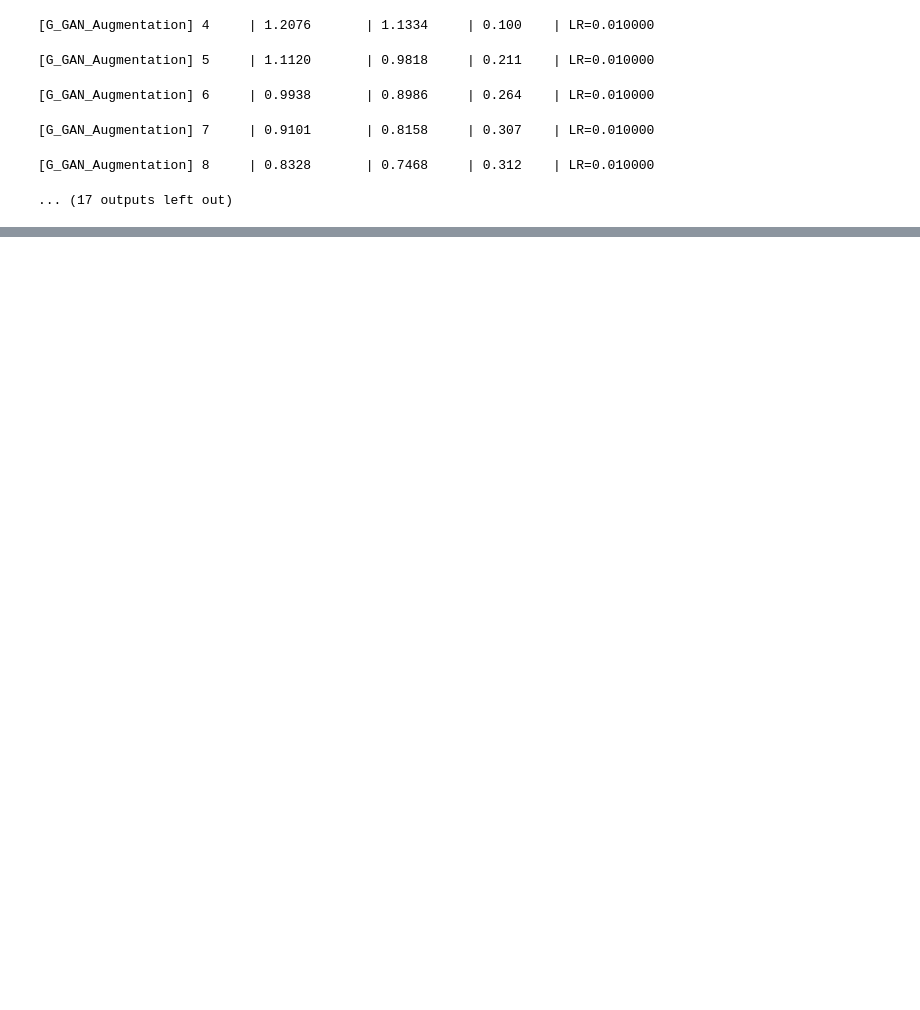
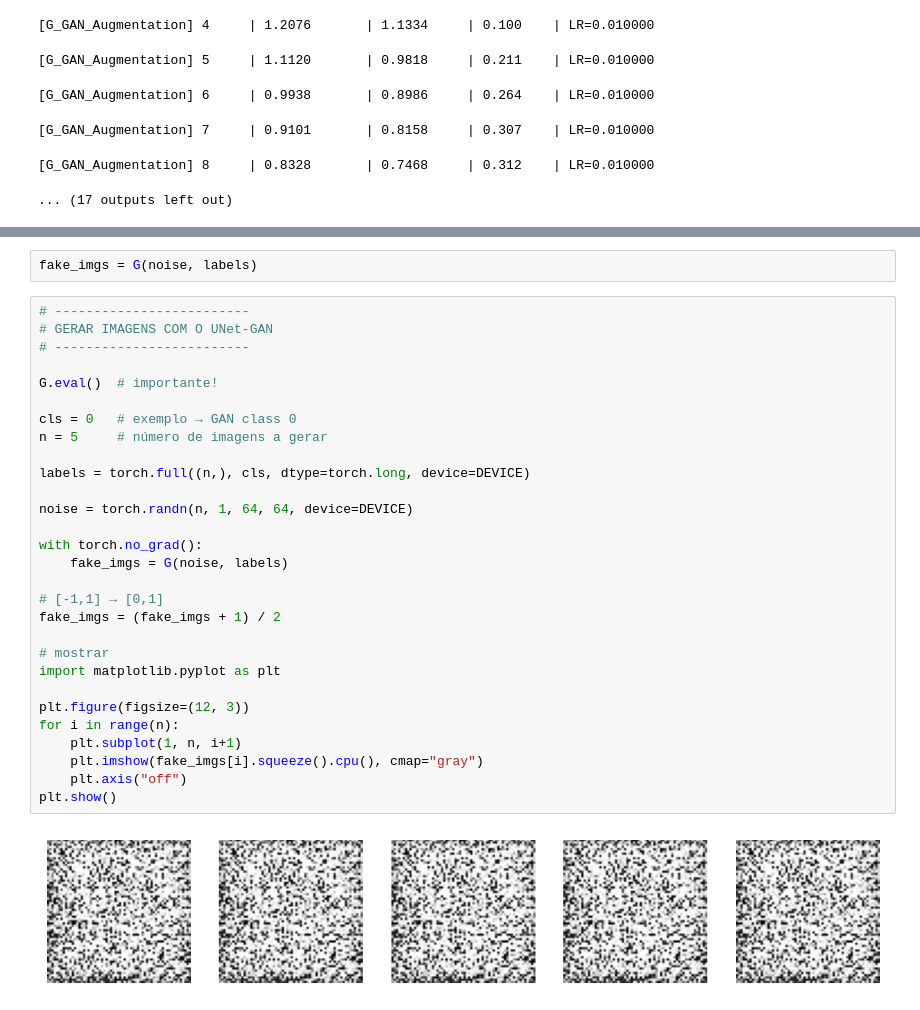
Before and after one commit to FM11pp3/VC_0312, a Jupyter notebook: [Final Version] [M.EGI026] Assignment 2.ipynb, the cells around one changed output, grey strips where cells are left out. Saved outputs shown, nothing was run; the diff lists cells and outputs as text; blank space fills up the shorter version.

```diff
--- a/[Final Version] [M.EGI026] Assignment 2.ipynb
+++ b/[Final Version] [M.EGI026] Assignment 2.ipynb
@@ -3728,0 +3320,33 @@ Model G, incorporating GAN-generated synthetic images for rare classes, achieved
+# %%
+fake_imgs = G(noise, labels)
+# %%
+# -------------------------
+# GERAR IMAGENS COM O UNet-GAN
+# -------------------------
+
+G.eval()  # importante!
+
+cls = 0   # exemplo → GAN class 0
+n = 5     # número de imagens a gerar
+
+labels = torch.full((n,), cls, dtype=torch.long, device=DEVICE)
+
+noise = torch.randn(n, 1, 64, 64, device=DEVICE)
+
+with torch.no_grad():
+    fake_imgs = G(noise, labels)
+
+# [-1,1] → [0,1]
+fake_imgs = (fake_imgs + 1) / 2
+
+# mostrar
+import matplotlib.pyplot as plt
+
+plt.figure(figsize=(12, 3))
+for i in range(n):
+    plt.subplot(1, n, i+1)
+    plt.imshow(fake_imgs[i].squeeze().cpu(), cmap="gray")
+    plt.axis("off")
+plt.show()
+# %% [output]
+[figure, added]
```
Also changed, not shown: parts of 22 cells of this notebook.
